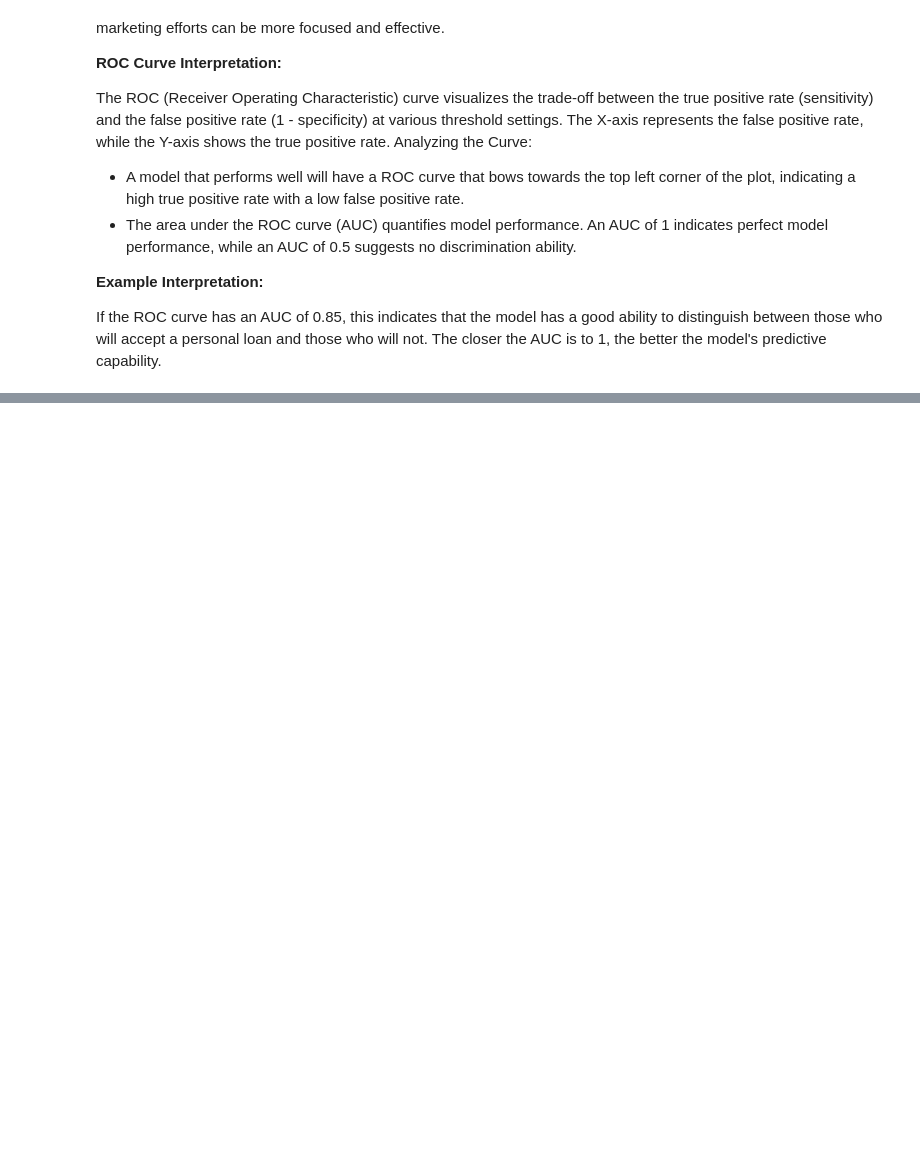
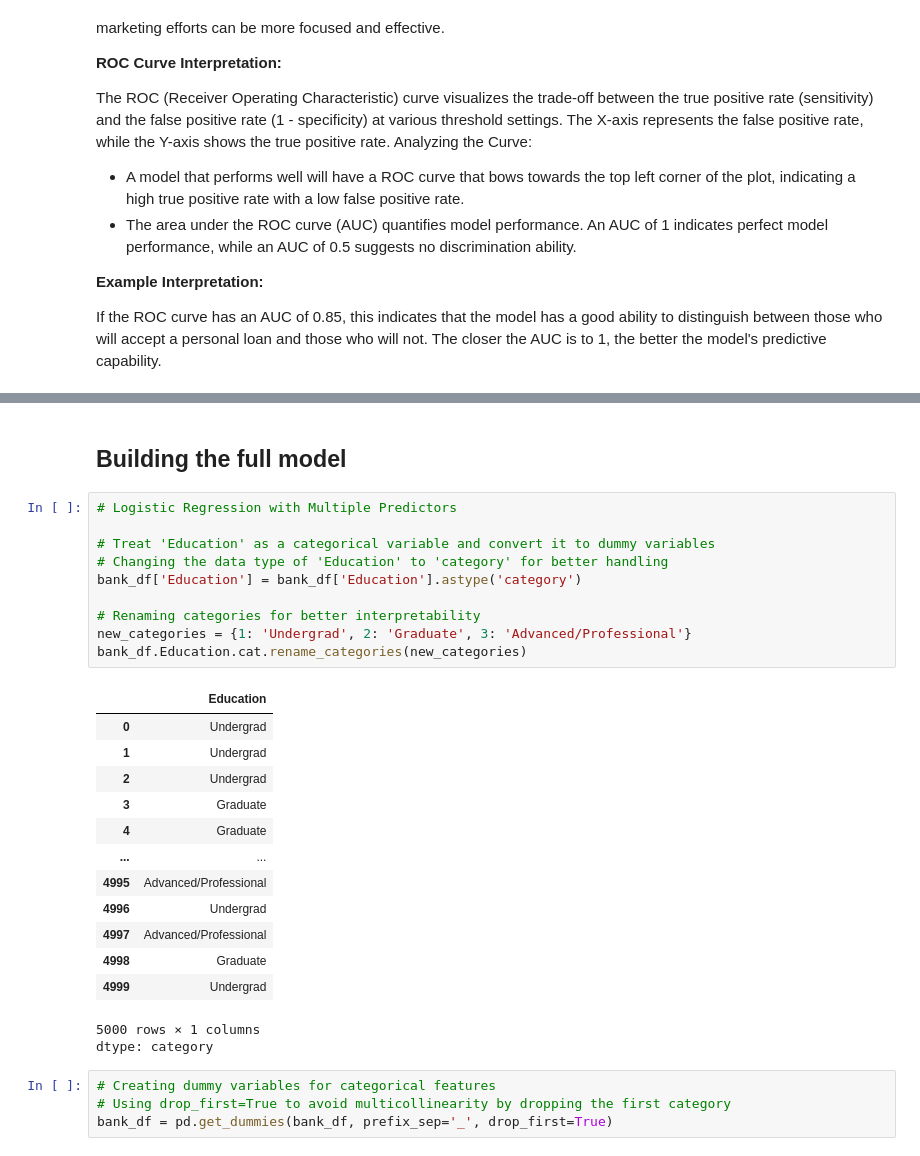
Before and after one commit to ieshu001/msa550-code-files, a Jupyter notebook: python_lecture_04_LR.ipynb, the cells around one changed output, grey strips where cells are left out. Cells and saved outputs as stored; diff of their text form; blank space fills up the shorter version.

```diff
--- a/python_lecture_04_LR.ipynb
+++ b/python_lecture_04_LR.ipynb
@@ -327,0 +391,31 @@ If the ROC curve has an AUC of 0.85, this indicates that the model has a good ab
+# %% [markdown]
+## Building the full model
+# %%
+# Logistic Regression with Multiple Predictors
+
+# Treat 'Education' as a categorical variable and convert it to dummy variables
+# Changing the data type of 'Education' to 'category' for better handling
+bank_df['Education'] = bank_df['Education'].astype('category')
+
+# Renaming categories for better interpretability
+new_categories = {1: 'Undergrad', 2: 'Graduate', 3: 'Advanced/Professional'}
+bank_df.Education.cat.rename_categories(new_categories)
+# %% [output]
+|  | Education |
+| 0 | Undergrad |
+| 1 | Undergrad |
+| 2 | Undergrad |
+| 3 | Graduate |
+| 4 | Graduate |
+| ... | ... |
+| 4995 | Advanced/Professional |
+| 4996 | Undergrad |
+| 4997 | Advanced/Professional |
+| 4998 | Graduate |
+| 4999 | Undergrad |
+5000 rows × 1 columns
+dtype: category
+# %%
+# Creating dummy variables for categorical features
+# Using drop_first=True to avoid multicollinearity by dropping the first category
+bank_df = pd.get_dummies(bank_df, prefix_sep='_', drop_first=True)
```
Also changed, not shown: parts of 14 cells of this notebook.
